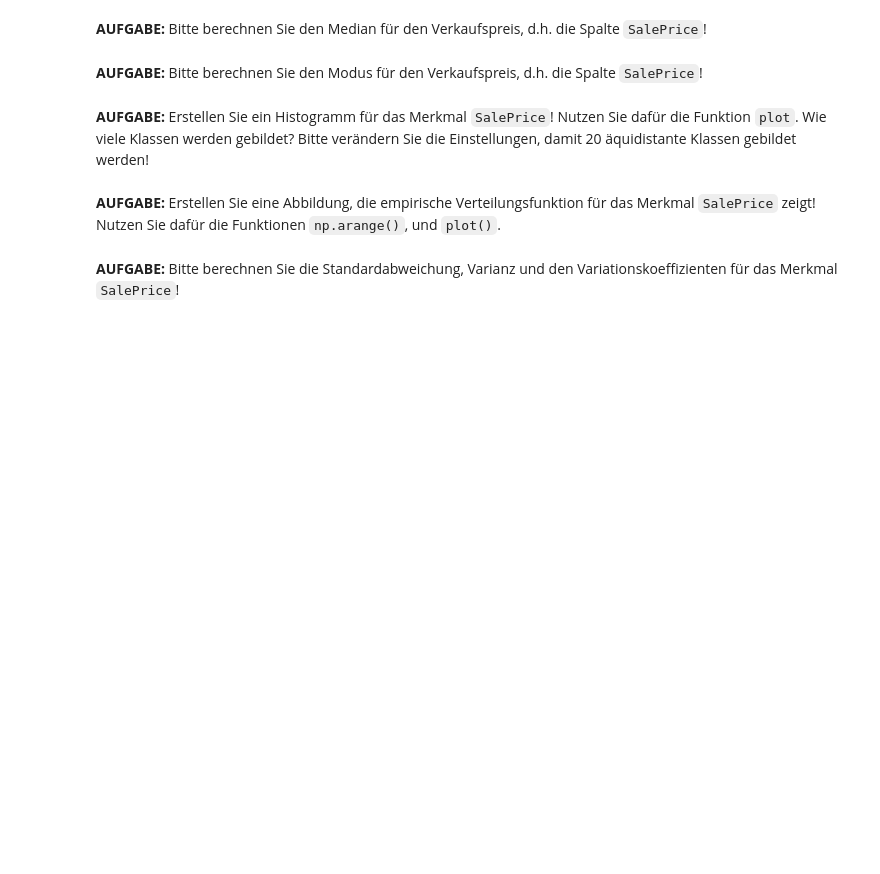
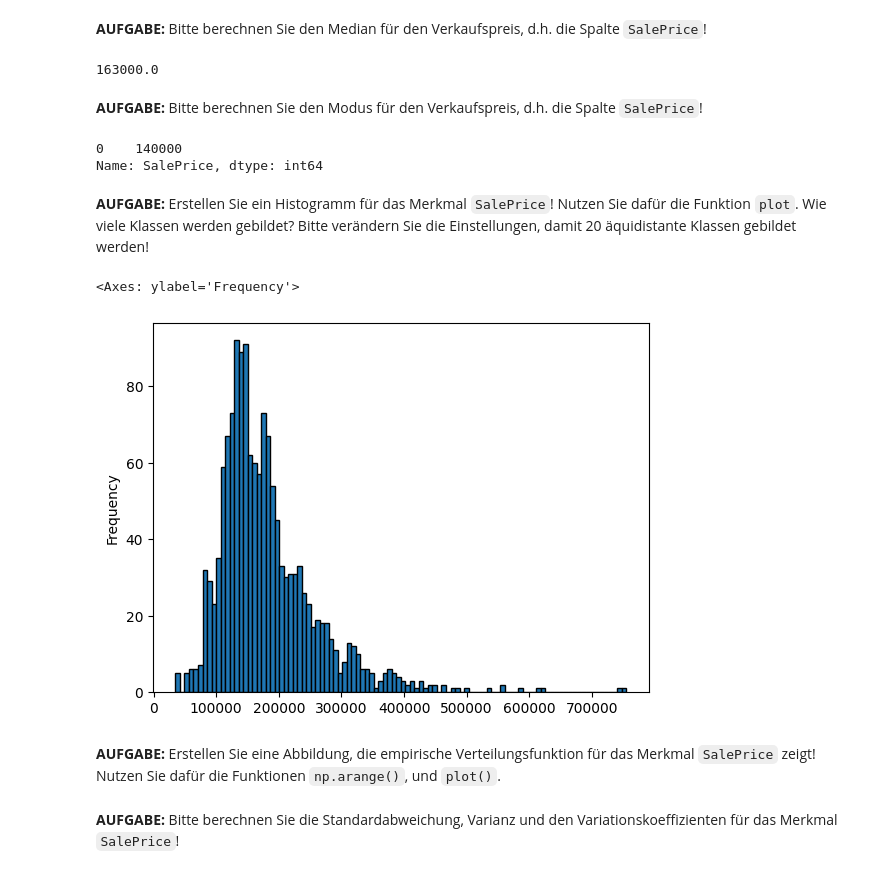
Before and after one commit to AlexKressner/Statistik, a Jupyter notebook: Deskriptive_Statistik.ipynb, the cells around one changed output. Saved outputs shown, nothing was run; the diff lists cells and outputs as text; code cells hidden in the pictures; blank space fills up the shorter version.

```diff
--- a/Deskriptive_Statistik.ipynb
+++ b/Deskriptive_Statistik.ipynb
@@ -40,9 +116,23 @@ data.YrSold = data.YrSold.astype("object")
 # %% [markdown]
 **AUFGABE:** Bitte berechnen Sie den Median für den Verkaufspreis, d.h. die Spalte `SalePrice`!
+# %%
+data.SalePrice.median()
+# %% [output]
+163000.0
 # %% [markdown]
 **AUFGABE:** Bitte berechnen Sie den Modus für den Verkaufspreis, d.h. die Spalte `SalePrice`!
+# %%
+data.SalePrice.mode()
+# %% [output]
+0    140000
+Name: SalePrice, dtype: int64
 # %% [markdown]
 **AUFGABE:** Erstellen Sie ein Histogramm für das Merkmal `SalePrice`! Nutzen Sie dafür die Funktion `plot`. Wie viele Klassen werden gebildet? Bitte verändern Sie die Einstellungen, damit 20 äquidistante Klassen gebildet werden!
+# %%
+data.SalePrice.plot(kind="hist", edgecolor="black", bins=100)
+# %% [output]
+<Axes: ylabel='Frequency'>
+[figure, added]
 # %% [markdown]
 **AUFGABE:** Erstellen Sie eine Abbildung, die empirische Verteilungsfunktion für das Merkmal `SalePrice` zeigt! Nutzen Sie dafür die Funktionen `np.arange()`, und `plot()`.
 # %% [markdown]
```
Also changed, not shown: parts of 15 cells of this notebook.
